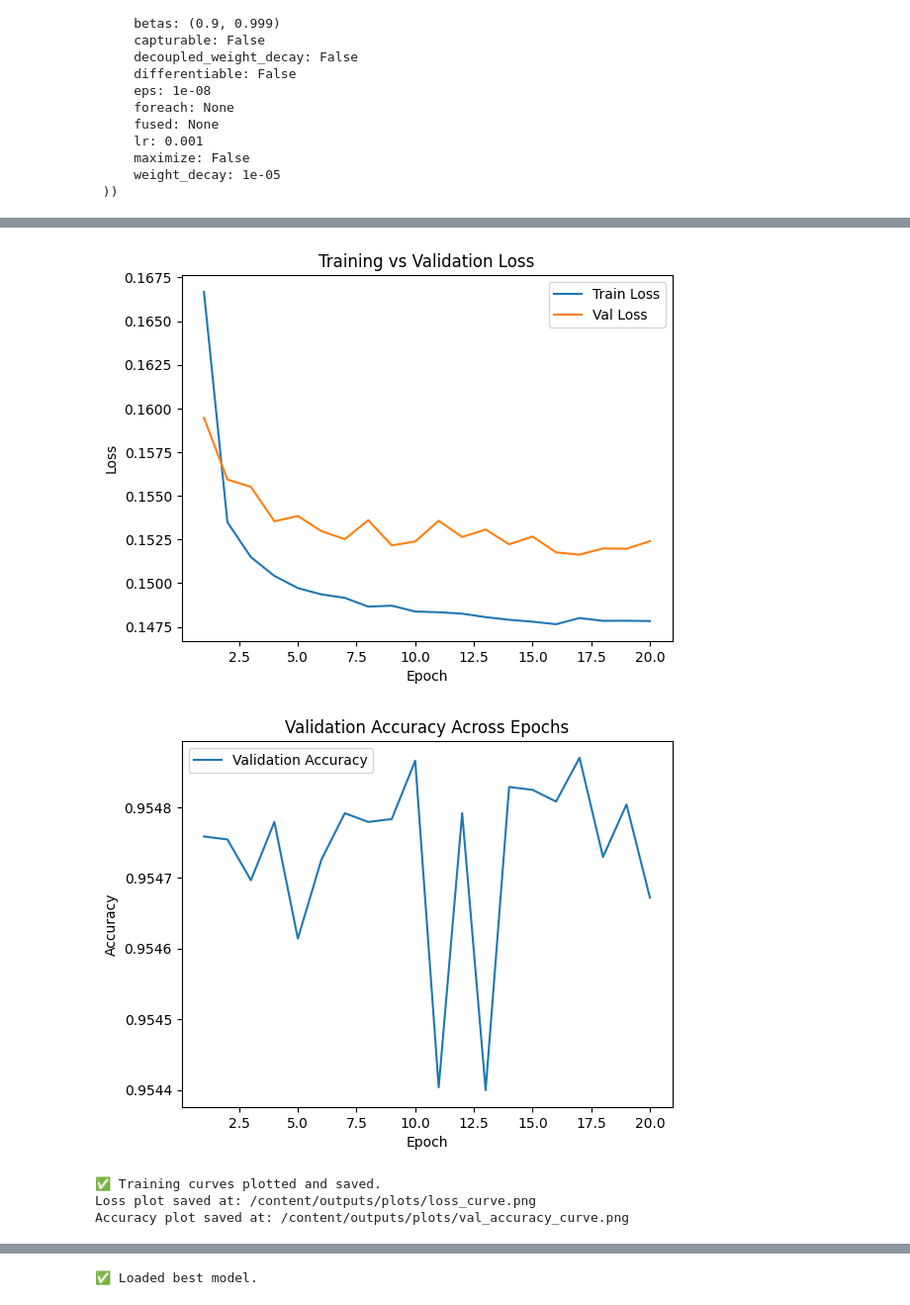
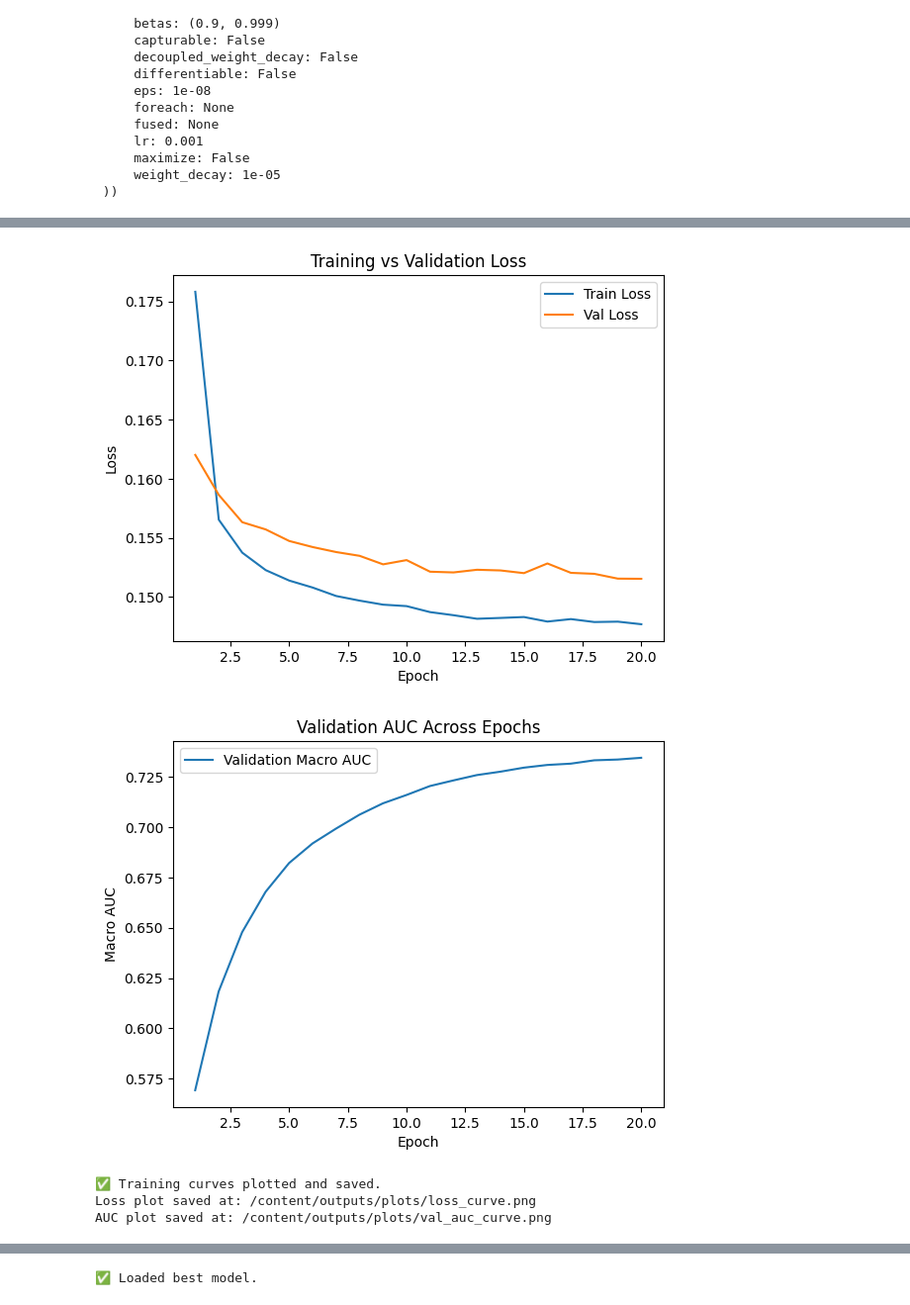
Before and after one commit to nikhil-dhumal/chestxray-transfer-learning, a Jupyter notebook: notebooks/densenet_frozen.ipynb, the cells around one changed output, grey strips where cells are left out. Shown: that part at 99% size. Drawn from its saved outputs; the diff is of its cells as text; code cells hidden in the pictures.

Commit message:
add AUROC

```diff
--- a/notebooks/densenet_frozen.ipynb
+++ b/notebooks/densenet_frozen.ipynb
@@ -466,7 +464,7 @@ val_ds   = NIH_Dataset(EXTRACT_TO, "val",   eval_transform)
 test_ds  = NIH_Dataset(EXTRACT_TO, "test",  eval_transform)
 
 # dataloaders
-BATCH_SIZE = 256
+BATCH_SIZE = 512
 NUM_WORKERS = 2
 
 train_loader = DataLoader(train_ds, batch_size=BATCH_SIZE, shuffle=True,  num_workers=NUM_WORKERS, pin_memory=True)
@@ -703,45 +731,44 @@ Plots will also be saved inside the `outputs/` folder.
 # %%
 import matplotlib.pyplot as plt
 
 # Load logs
-csv_file = f"{METRICS_DIR}/training_log_frozen.csv"
+csv_file = f"{METRICS_DIR}/training_log.csv"
 df = pd.read_csv(csv_file)
 
 # ----- Plot Loss -----
 plt.figure()
 plt.plot(df['epoch'], df['train_loss'], label="Train Loss")
 plt.plot(df['epoch'], df['val_loss'], label="Val Loss")
 plt.xlabel("Epoch")
 plt.ylabel("Loss")
 plt.title("Training vs Validation Loss")
 plt.legend()
 
 loss_plot_path = f"{PLOTS_DIR}/loss_curve.png"
 plt.savefig(loss_plot_path)
 plt.show()
 
-# ----- Plot Accuracy -----
+# ----- Plot AUROC -----
 plt.figure()
-plt.plot(df['epoch'], df['val_accuracy'], label="Validation Accuracy")
-# (train accuracy wasn't computed — only val accuracy available)
+plt.plot(df['epoch'], df['val_macro_auc'], label="Validation Macro AUC")
 plt.xlabel("Epoch")
-plt.ylabel("Accuracy")
-plt.title("Validation Accuracy Across Epochs")
+plt.ylabel("Macro AUC")
+plt.title("Validation AUC Across Epochs")
 plt.legend()
 
-acc_plot_path = f"{PLOTS_DIR}/val_accuracy_curve.png"
-plt.savefig(acc_plot_path)
+auc_plot_path = f"{PLOTS_DIR}/val_auc_curve.png"
+plt.savefig(auc_plot_path)
 plt.show()
 
 print("✅ Training curves plotted and saved.")
 print(f"Loss plot saved at: {loss_plot_path}")
-print(f"Accuracy plot saved at: {acc_plot_path}")
+print(f"AUC plot saved at: {auc_plot_path}")
 # %% [output]
-[figure, old version]
+[figure, new version]
-[figure, old version]
+[figure, new version]
 ✅ Training curves plotted and saved.
 Loss plot saved at: /content/outputs/plots/loss_curve.png
-Accuracy plot saved at: /content/outputs/plots/val_accuracy_curve.png
+AUC plot saved at: /content/outputs/plots/val_auc_curve.png
 # %% [markdown]
 ## Step 7 — Load Best Model & Evaluate on Test Set
 
```
Also changed, not shown: parts of 9 cells of this notebook.
